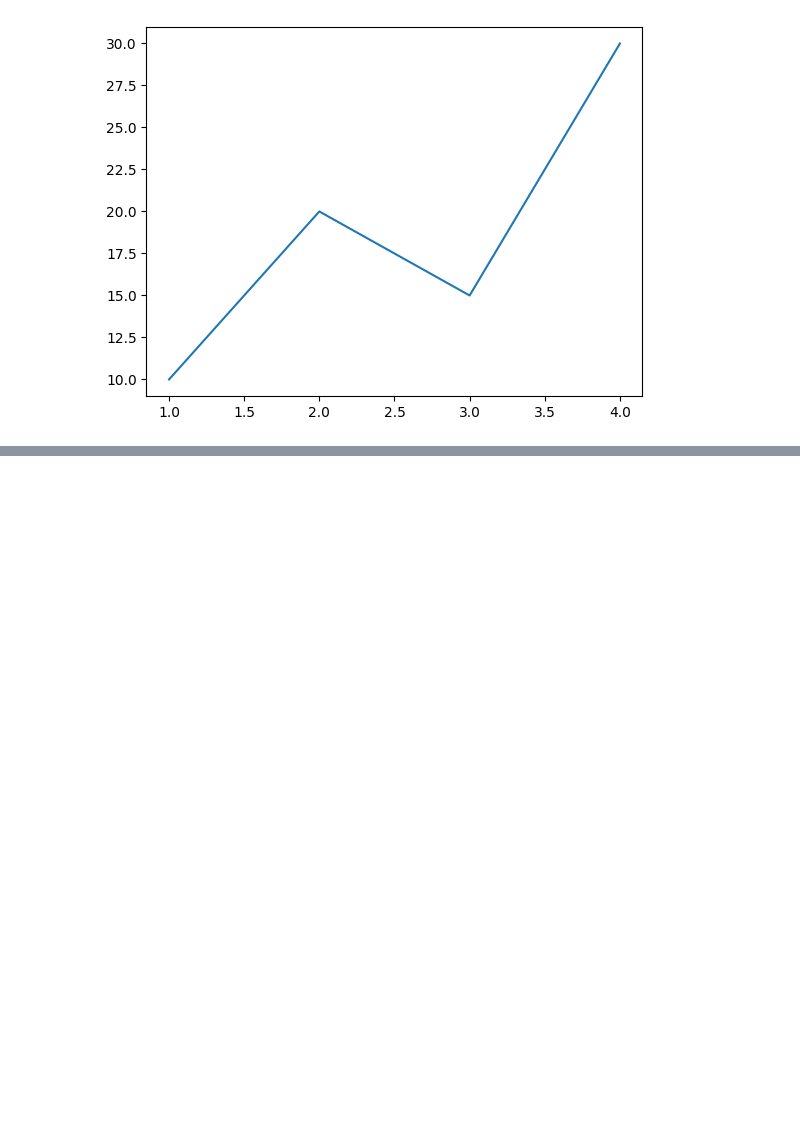
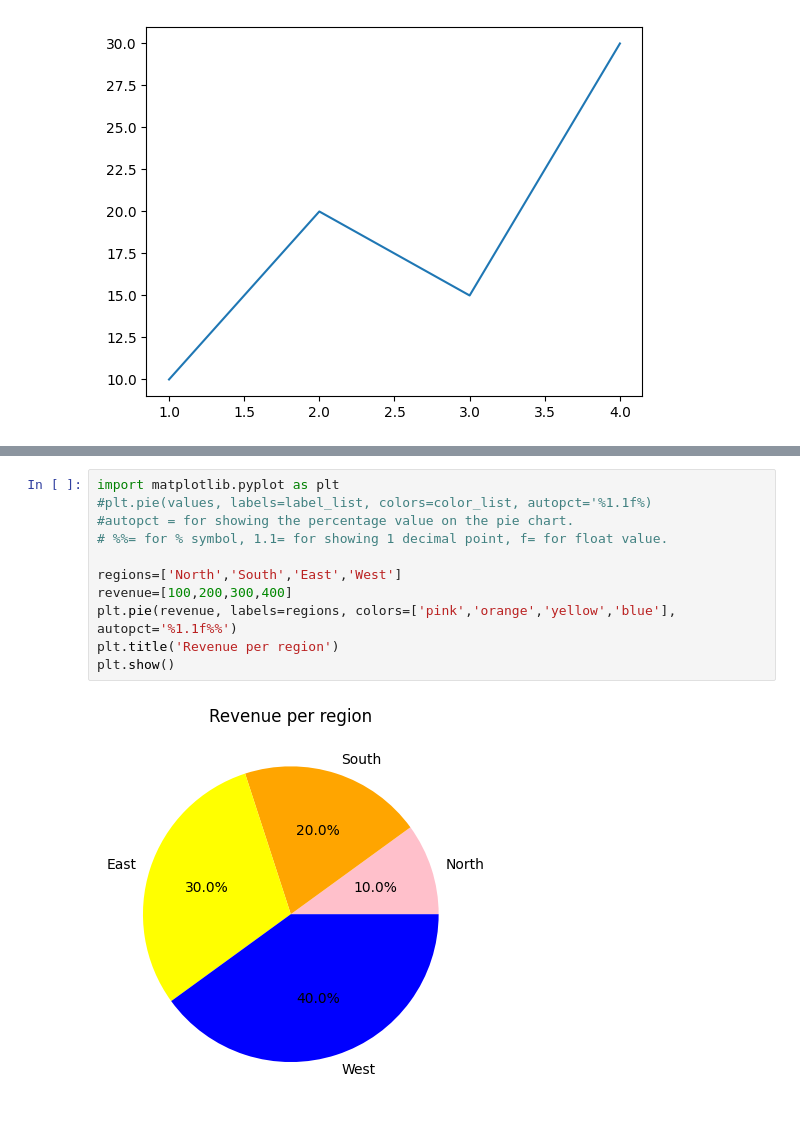
Before and after one commit to salonish011/datascience-notes, a Jupyter notebook: matplotlib.ipynb, the cells around one changed output, grey strips where cells are left out. Drawn from its saved outputs; the diff is of its cells as text; blank space fills up the shorter version.

```diff
--- a/matplotlib.ipynb
+++ b/matplotlib.ipynb
@@ -12,0 +89,13 @@ plt.plot(x,y)
+# %%
+import matplotlib.pyplot as plt
+#plt.pie(values, labels=label_list, colors=color_list, autopct='%1.1f%)
+#autopct = for showing the percentage value on the pie chart.
+# %%= for % symbol, 1.1= for showing 1 decimal point, f= for float value.
+
+regions=['North','South','East','West']
+revenue=[100,200,300,400]
+plt.pie(revenue, labels=regions, colors=['pink','orange','yellow','blue'], autopct='%1.1f%%')
+plt.title('Revenue per region')
+plt.show()
+# %% [output]
+[figure, added]
```
Also changed, not shown: parts of 7 cells of this notebook.
